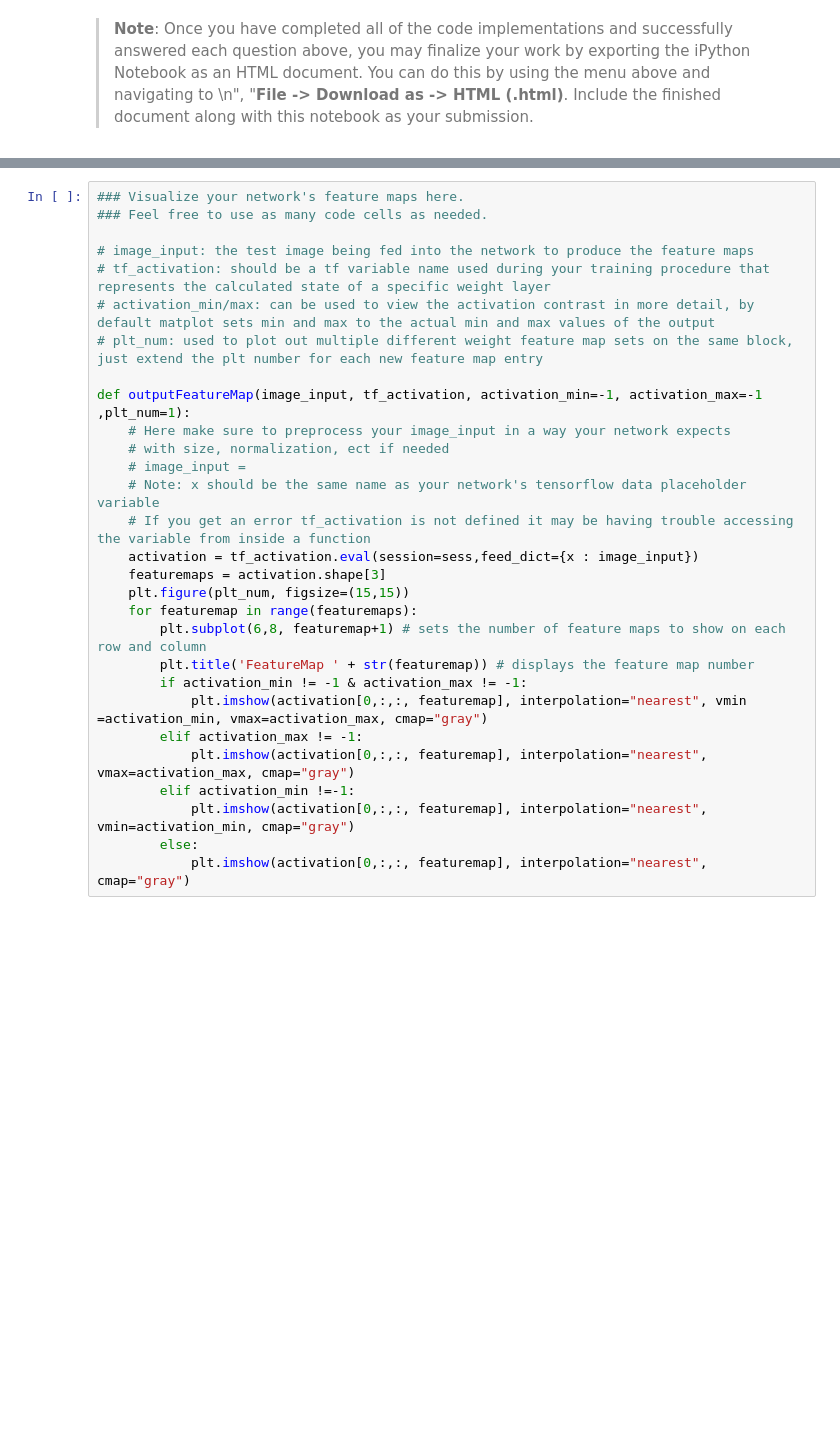
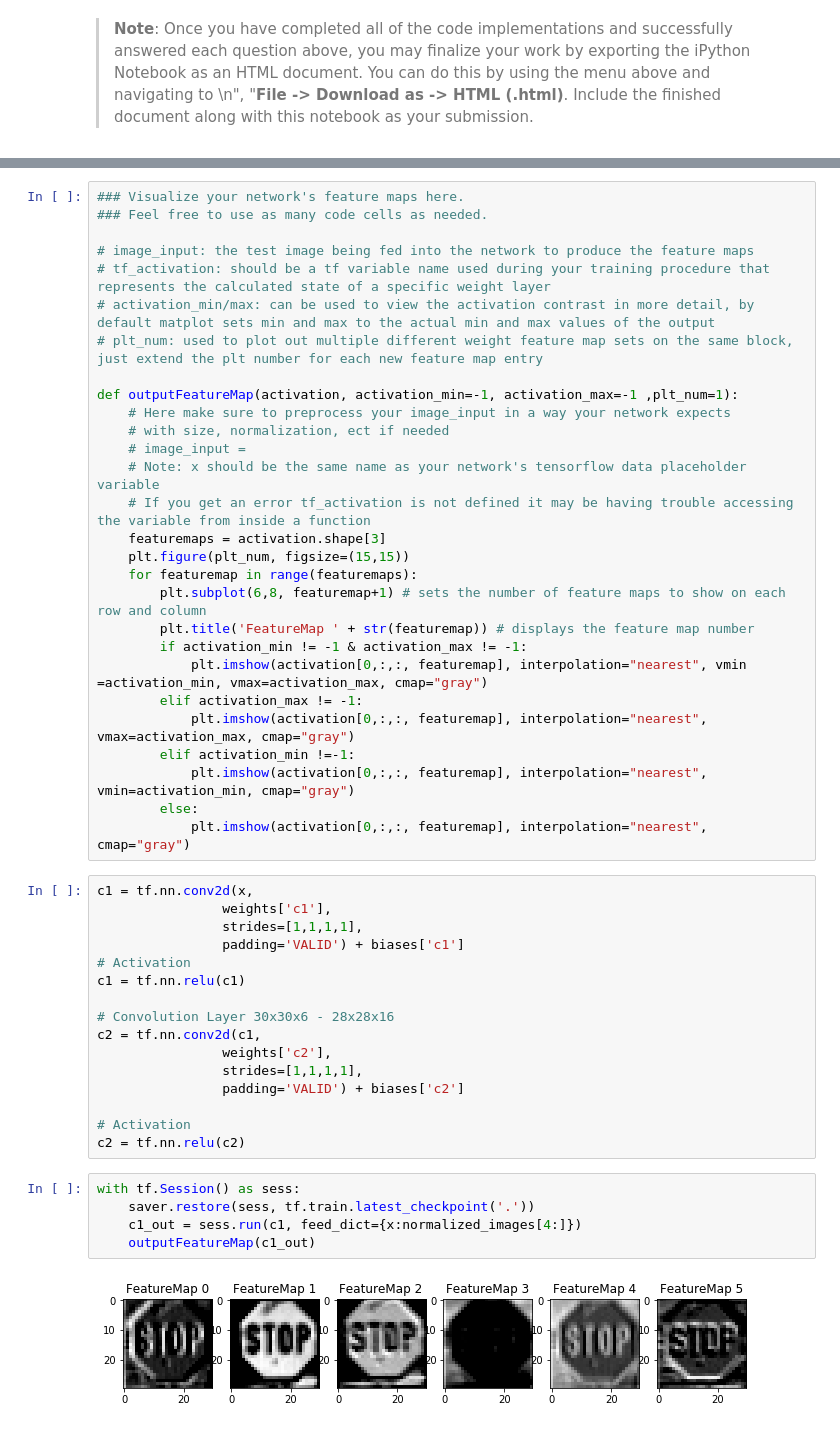
Before and after one commit to adnanshafi/trafficSign, a Jupyter notebook: Traffic_Sign_Classifier.ipynb, the cells around one changed output, grey strips where cells are left out. Drawn from its saved outputs; the diff is of its cells as text; blank space fills up the shorter version.

```diff
--- a/Traffic_Sign_Classifier.ipynb
+++ b/Traffic_Sign_Classifier.ipynb
@@ -723,13 +750,12 @@ For an example of what feature map outputs look like, check out NVIDIA's results
 # activation_min/max: can be used to view the activation contrast in more detail, by default matplot sets min and max to the actual min and max values of the output
 # plt_num: used to plot out multiple different weight feature map sets on the same block, just extend the plt number for each new feature map entry
 
-def outputFeatureMap(image_input, tf_activation, activation_min=-1, activation_max=-1 ,plt_num=1):
+def outputFeatureMap(activation, activation_min=-1, activation_max=-1 ,plt_num=1):
     # Here make sure to preprocess your image_input in a way your network expects
     # with size, normalization, ect if needed
     # image_input =
     # Note: x should be the same name as your network's tensorflow data placeholder variable
     # If you get an error tf_activation is not defined it may be having trouble accessing the variable from inside a function
-    activation = tf_activation.eval(session=sess,feed_dict={x : image_input})
     featuremaps = activation.shape[3]
     plt.figure(plt_num, figsize=(15,15))
     for featuremap in range(featuremaps):
@@ -743,3 +769,26 @@ def outputFeatureMap(image_input, tf_activation, activation_min=-1, activation_m
             plt.imshow(activation[0,:,:, featuremap], interpolation="nearest", vmin=activation_min, cmap="gray")
         else:
             plt.imshow(activation[0,:,:, featuremap], interpolation="nearest", cmap="gray")
+# %%
+c1 = tf.nn.conv2d(x,
+                weights['c1'],
+                strides=[1,1,1,1],
+                padding='VALID') + biases['c1']
+# Activation
+c1 = tf.nn.relu(c1)
+
+# Convolution Layer 30x30x6 - 28x28x16
+c2 = tf.nn.conv2d(c1,
+                weights['c2'],
+                strides=[1,1,1,1],
+                padding='VALID') + biases['c2']
+
+# Activation
+c2 = tf.nn.relu(c2)
+# %%
+with tf.Session() as sess:
+    saver.restore(sess, tf.train.latest_checkpoint('.'))
+    c1_out = sess.run(c1, feed_dict={x:normalized_images[4:]})
+    outputFeatureMap(c1_out)
+# %% [output]
+[figure, added]
```
Also changed, not shown: parts of 8 cells of this notebook.
